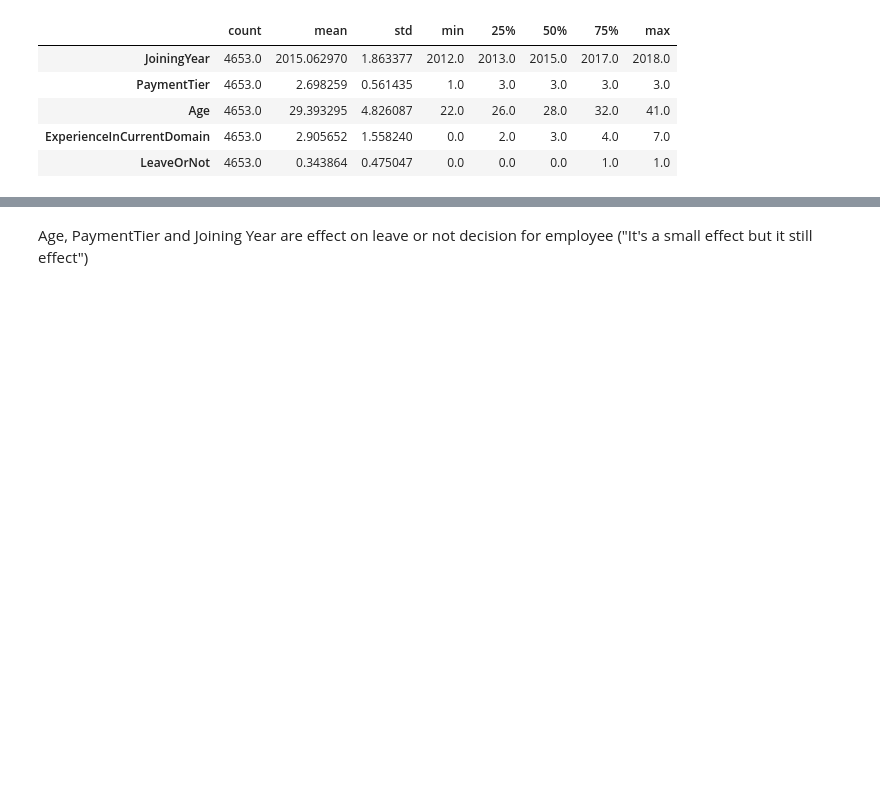
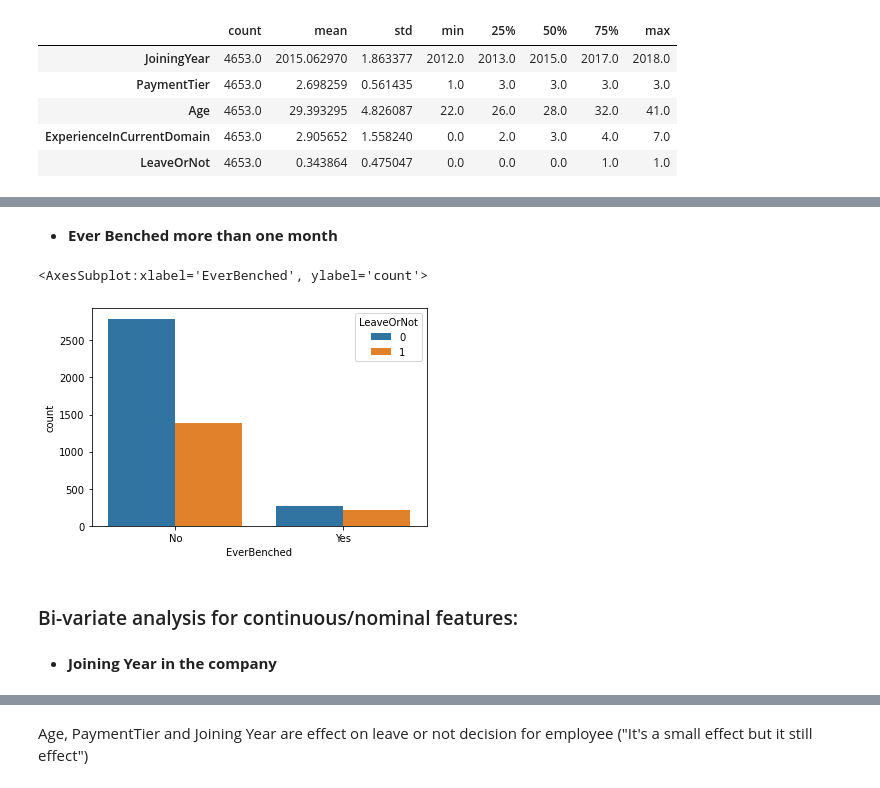
Before and after one commit to joaoreis16/employee_future_prediction, a Jupyter notebook: code/main.ipynb, the cells around one changed output, grey strips where cells are left out. Saved outputs shown, nothing was run; the diff lists cells and outputs as text; code cells hidden in the pictures; blank space fills up the shorter version.

```diff
--- a/code/main.ipynb
+++ b/code/main.ipynb
@@ -65 +79,12 @@ sns.countplot(data = data ,x='Education',hue='LeaveOrNot')
+# %% [markdown]
+- **Ever Benched more than one month**
+# %%
+sns.countplot(data = data, x='EverBenched', hue='LeaveOrNot')
+# %% [output]
+<AxesSubplot:xlabel='EverBenched', ylabel='count'>
+[figure, added]
+# %% [markdown]
+### Bi-variate analysis for continuous/nominal features:
+# %% [markdown]
+- **Joining Year in the company**
 # %%
```
Also changed, not shown: parts of 46 cells of this notebook.
